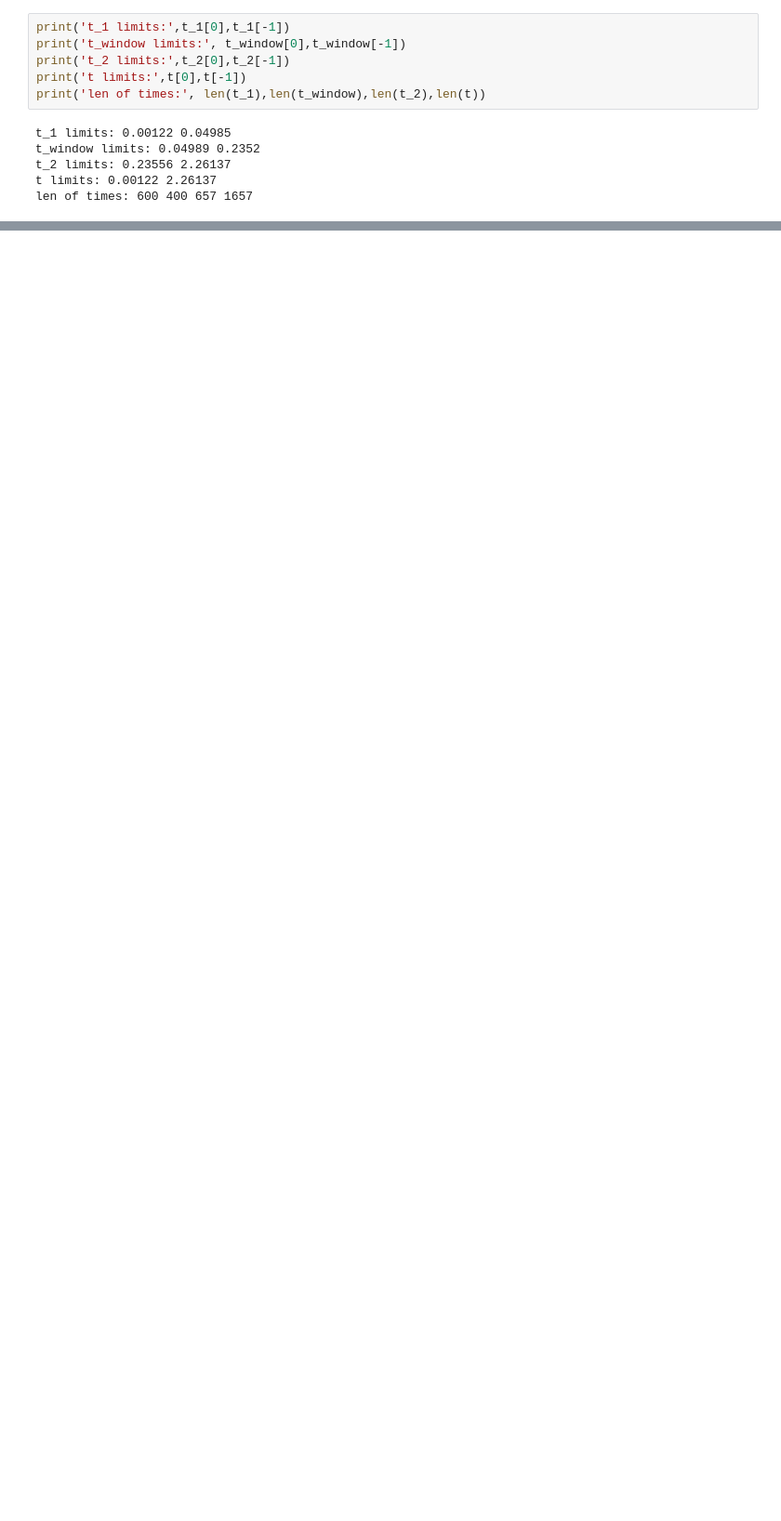
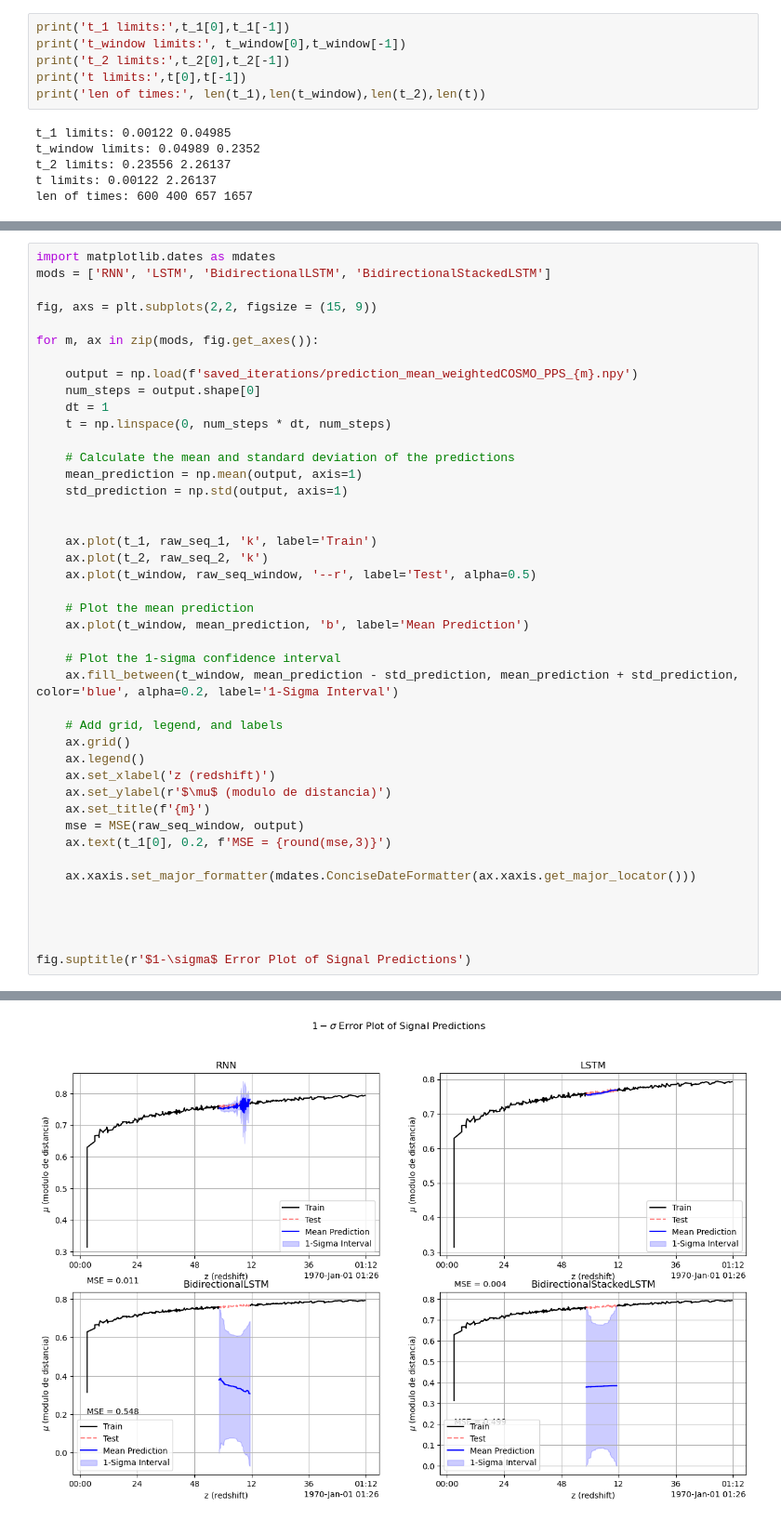
Before and after one commit to matiasleize/final_exam_ML, a Jupyter notebook: final_cosmo_data.ipynb, the cells around one changed output, grey strips where cells are left out. Shown at 93% size. Drawn from its saved outputs; the diff is of its cells as text; blank space fills up the shorter version.

Commit message:
update cosmo data

```diff
--- a/final_cosmo_data.ipynb
+++ b/final_cosmo_data.ipynb
@@ -243,0 +550,44 @@ plt.show()
+# %%
+import matplotlib.dates as mdates
+mods = ['RNN', 'LSTM', 'BidirectionalLSTM', 'BidirectionalStackedLSTM']
+
+fig, axs = plt.subplots(2,2, figsize = (15, 9))
+
+for m, ax in zip(mods, fig.get_axes()):
+
+    output = np.load(f'saved_iterations/prediction_mean_weightedCOSMO_PPS_{m}.npy')
+    num_steps = output.shape[0]
+    dt = 1
+    t = np.linspace(0, num_steps * dt, num_steps)
+
+    # Calculate the mean and standard deviation of the predictions
+    mean_prediction = np.mean(output, axis=1)
+    std_prediction = np.std(output, axis=1)
+
+
+    ax.plot(t_1, raw_seq_1, 'k', label='Train')
+    ax.plot(t_2, raw_seq_2, 'k')
+    ax.plot(t_window, raw_seq_window, '--r', label='Test', alpha=0.5)
+
+    # Plot the mean prediction
+    ax.plot(t_window, mean_prediction, 'b', label='Mean Prediction')
+
+    # Plot the 1-sigma confidence interval
+    ax.fill_between(t_window, mean_prediction - std_prediction, mean_prediction + std_prediction, color='blue', alpha=0.2, label='1-Sigma Interval')
+
+    # Add grid, legend, and labels
+    ax.grid()
+    ax.legend()
+    ax.set_xlabel('z (redshift)')
+    ax.set_ylabel(r'$\mu$ (modulo de distancia)')
+    ax.set_title(f'{m}')
+    mse = MSE(raw_seq_window, output)
+    ax.text(t_1[0], 0.2, f'MSE = {round(mse,3)}')
+
+    ax.xaxis.set_major_formatter(mdates.ConciseDateFormatter(ax.xaxis.get_major_locator()))
+
+
+
+
+fig.suptitle(r'$1-\sigma$ Error Plot of Signal Predictions')
+# %% [output]
@@ -243,0 +595 @@ plt.show()
+[figure, added]
```
Also changed, not shown: parts of 18 cells of this notebook.
